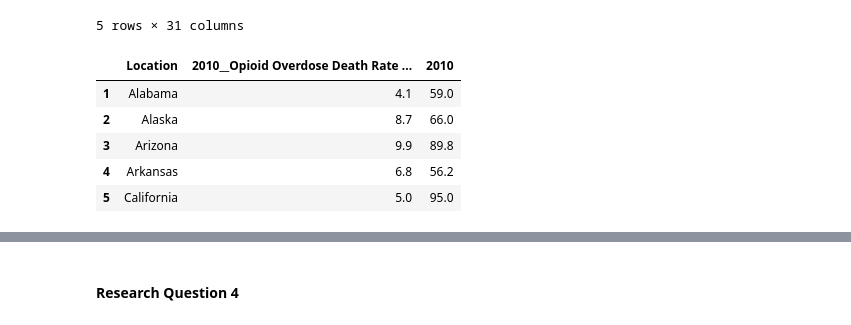
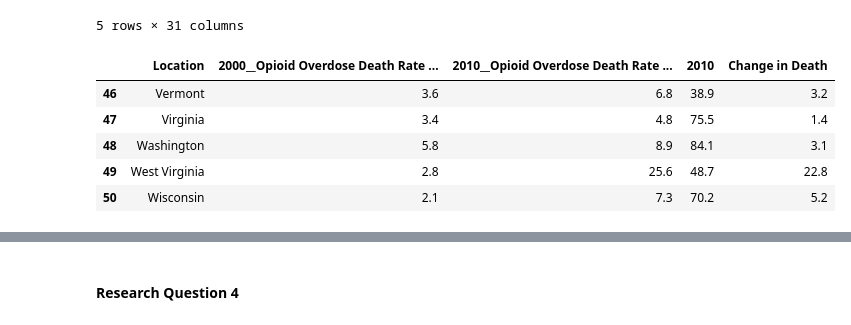
Before and after one commit to christa-fields/GWU_Databootcamp_Project_1, a Jupyter notebook: main.ipynb, the cells around one changed output, grey strips where cells are left out. Saved outputs shown, nothing was run; the diff lists cells and outputs as text; code cells hidden in the pictures.

```diff
--- a/main.ipynb
+++ b/main.ipynb
@@ -88,29 +88,28 @@ OpDeaths_Urb_df.head()
 # %%
 # dfs for the years 2000 and 2010 (the years where census data is available):
 # df Opioid deaths 2000
-Op_2000_df = pd.DataFrame(\
+OpDeathsDelta_df = pd.DataFrame(\
                           data = OpDeaths_Urb_df,\
-                          columns=['Location', '2000__Opioid Overdose Death Rate (Age-Adjusted)', '2000'])
-Op_2000_df = Op_2000_df.dropna()
-Op_2000_df = Op_2000_df.drop(Op_2000_df.index[0]) #dropping US total
-# For some reason, Opioid Death rate is not numeric. Change to numeric so scatter plot works
-Op_2000_df['2000__Opioid Overdose Death Rate (Age-Adjusted)'] = Op_2000_df['2000__Opioid Overdose Death Rate (Age-Adjusted)'].apply(pd.to_numeric)
+                          columns=['Location', '2000__Opioid Overdose Death Rate (Age-Adjusted)',\
+                                   '2010__Opioid Overdose Death Rate (Age-Adjusted)', '2010'])
+OpDeathsDelta_df = OpDeathsDelta_df.dropna()
+OpDeathsDelta_df = OpDeathsDelta_df.drop(OpDeathsDelta_df.index[0]) #dropping US total
+# Opioid Death rate is not numeric. Change to numeric so scatter plot works
+OpDeathsDelta_df['2000__Opioid Overdose Death Rate (Age-Adjusted)']=\
+    OpDeathsDelta_df['2000__Opioid Overdose Death Rate (Age-Adjusted)'].apply(pd.to_numeric)
+OpDeathsDelta_df['2010__Opioid Overdose Death Rate (Age-Adjusted)']=\
+    OpDeathsDelta_df['2010__Opioid Overdose Death Rate (Age-Adjusted)'].apply(pd.to_numeric)
 
-# df Opioid deaths 2010
-Op_2010_df = pd.DataFrame(\
-                          data = OpDeaths_Urb_df,\
-                          columns=['Location', '2010__Opioid Overdose Death Rate (Age-Adjusted)', '2010'])
-Op_2010_df = Op_2010_df.dropna()
-Op_2010_df = Op_2010_df.drop(Op_2010_df.index[0]) #dropping US total
-# For some reason, Opioid Death rate is not numeric. Change to numeric so scatter plot works
-Op_2010_df['2010__Opioid Overdose Death Rate (Age-Adjusted)'] = Op_2010_df['2010__Opioid Overdose Death Rate (Age-Adjusted)'].apply(pd.to_numeric)
+# get change in death rate from 2000 to 2010
+OpDeathsDelta_df['Change in Death'] = OpDeathsDelta_df['2010__Opioid Overdose Death Rate (Age-Adjusted)']\
+    - OpDeathsDelta_df['2000__Opioid Overdose Death Rate (Age-Adjusted)']
 
-Op_2010_df.head()
+OpDeathsDelta_df.tail()
 # %% [output]
-|  | Location | 2010__Opioid Overdose Death Rate ... | 2010 |
-| 1 | Alabama | 4.1 | 59.0 |
-| 2 | Alaska | 8.7 | 66.0 |
-| 3 | Arizona | 9.9 | 89.8 |
-| 4 | Arkansas | 6.8 | 56.2 |
-| 5 | California | 5.0 | 95.0 |
+|  | Location | 2000__Opioid Overdose Death Rate ... | 2010__Opioid Overdose Death Rate ... | 2010 | Change in Death |
+| 46 | Vermont | 3.6 | 6.8 | 38.9 | 3.2 |
+| 47 | Virginia | 3.4 | 4.8 | 75.5 | 1.4 |
+| 48 | Washington | 5.8 | 8.9 | 84.1 | 3.1 |
+| 49 | West Virginia | 2.8 | 25.6 | 48.7 | 22.8 |
+| 50 | Wisconsin | 2.1 | 7.3 | 70.2 | 5.2 |
 # %%
```
Also changed, not shown: parts of 5 cells of this notebook, 4 other files.
